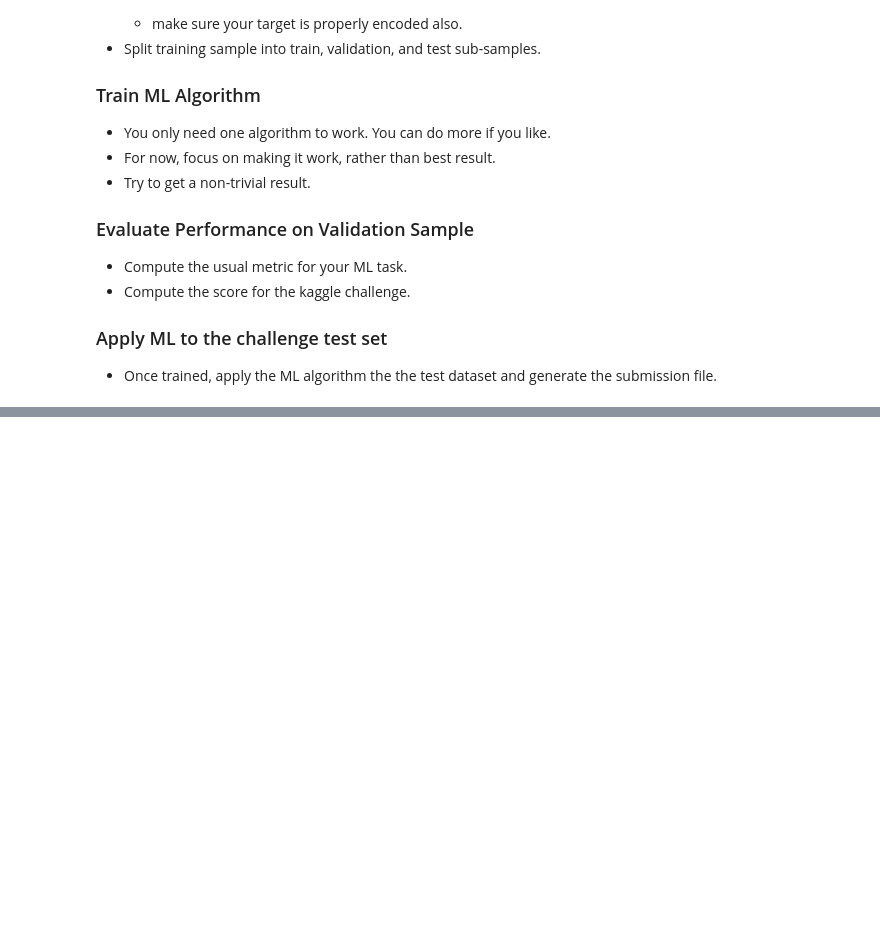
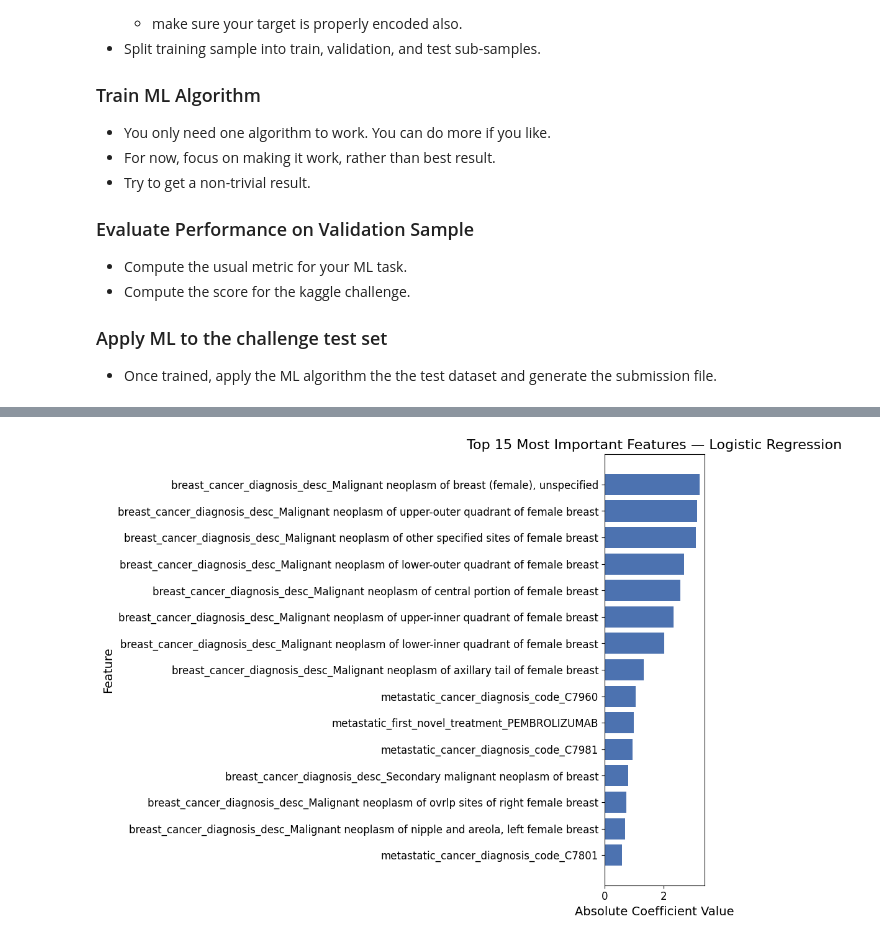
Before and after one commit to JH247725/DATA3402.Spring.2026, a Jupyter notebook: Labs/Kaggle/Kaggle Tabular Data.ipynb, the cells around one changed output, grey strips where cells are left out. Saved outputs shown, nothing was run; the diff lists cells and outputs as text; code cells hidden in the pictures; blank space fills up the shorter version.

```diff
--- a/Labs/Kaggle/Kaggle Tabular Data.ipynb
+++ b/Labs/Kaggle/Kaggle Tabular Data.ipynb
@@ -218,0 +355,40 @@ KeyError: 'target'
+# %%
+# FEATURE IMPORTANCE
+
+
+import numpy as np
+import pandas as pd
+import matplotlib.pyplot as plt
+
+#Extract coefficients
+coefs = model.coef_[0]
+
+#Build dataframe
+importance_df = pd.DataFrame({
+    "feature": feature_cols,
+    "importance": np.abs(coefs)
+})
+
+#Sort by importance
+importance_df = importance_df.sort_values("importance", ascending=False)
+
+#Plot top 15
+top_n = 15
+top_features = importance_df.head(top_n)
+
+plt.figure(figsize=(10, 8))
+plt.barh(top_features["feature"][::-1],
+         top_features["importance"][::-1],
+         color="#4C72B0")
+
+plt.title("Top 15 Most Important Features — Logistic Regression", fontsize=16)
+plt.xlabel("Absolute Coefficient Value", fontsize=14)
+plt.ylabel("Feature", fontsize=14)
+
+plt.xticks(fontsize=12)
+plt.yticks(fontsize=12)
+
+plt.tight_layout()
+plt.show()
+# %% [output]
+[figure, added]
```
Also changed, not shown: parts of 23 cells of this notebook, 2 other files.
